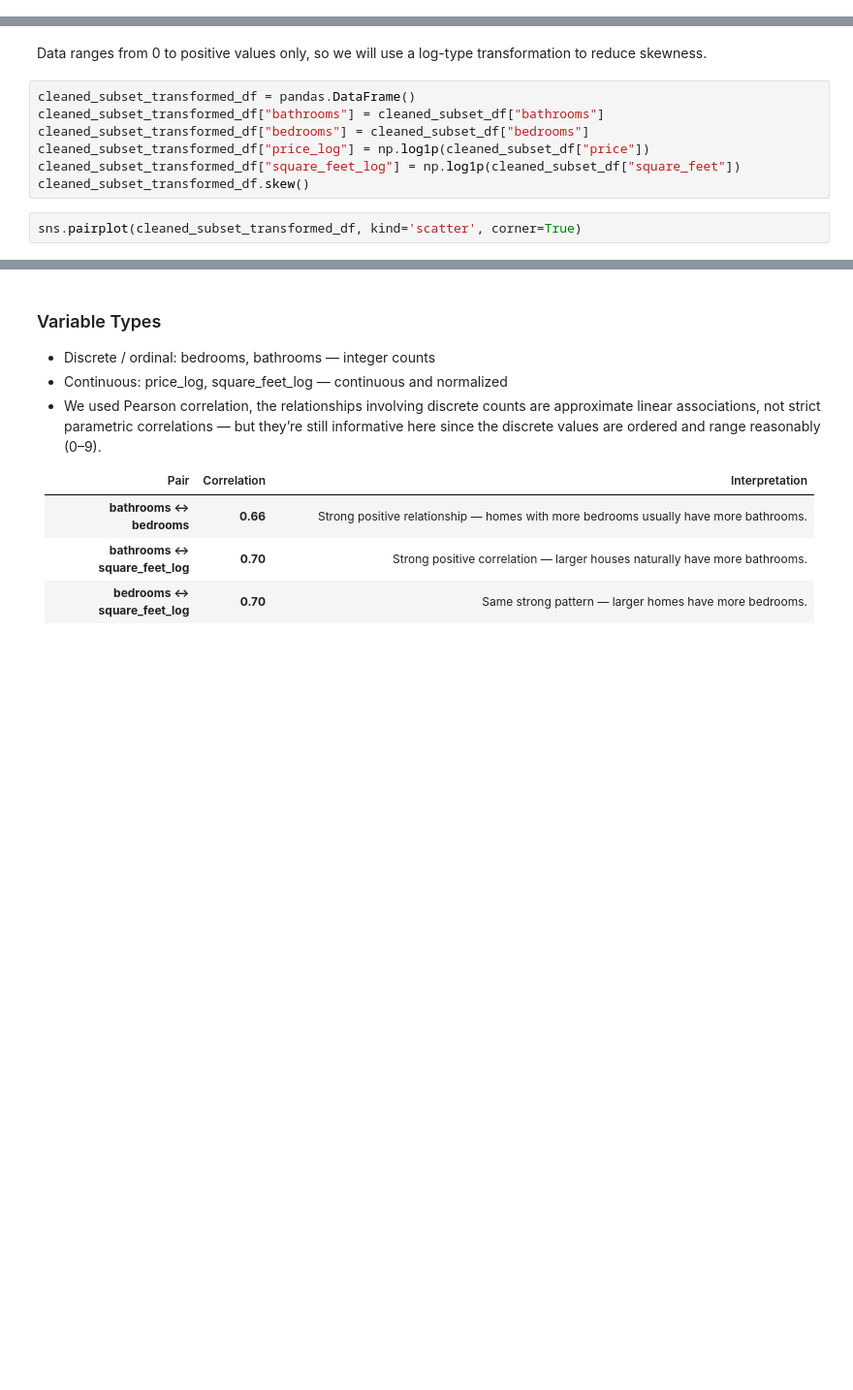
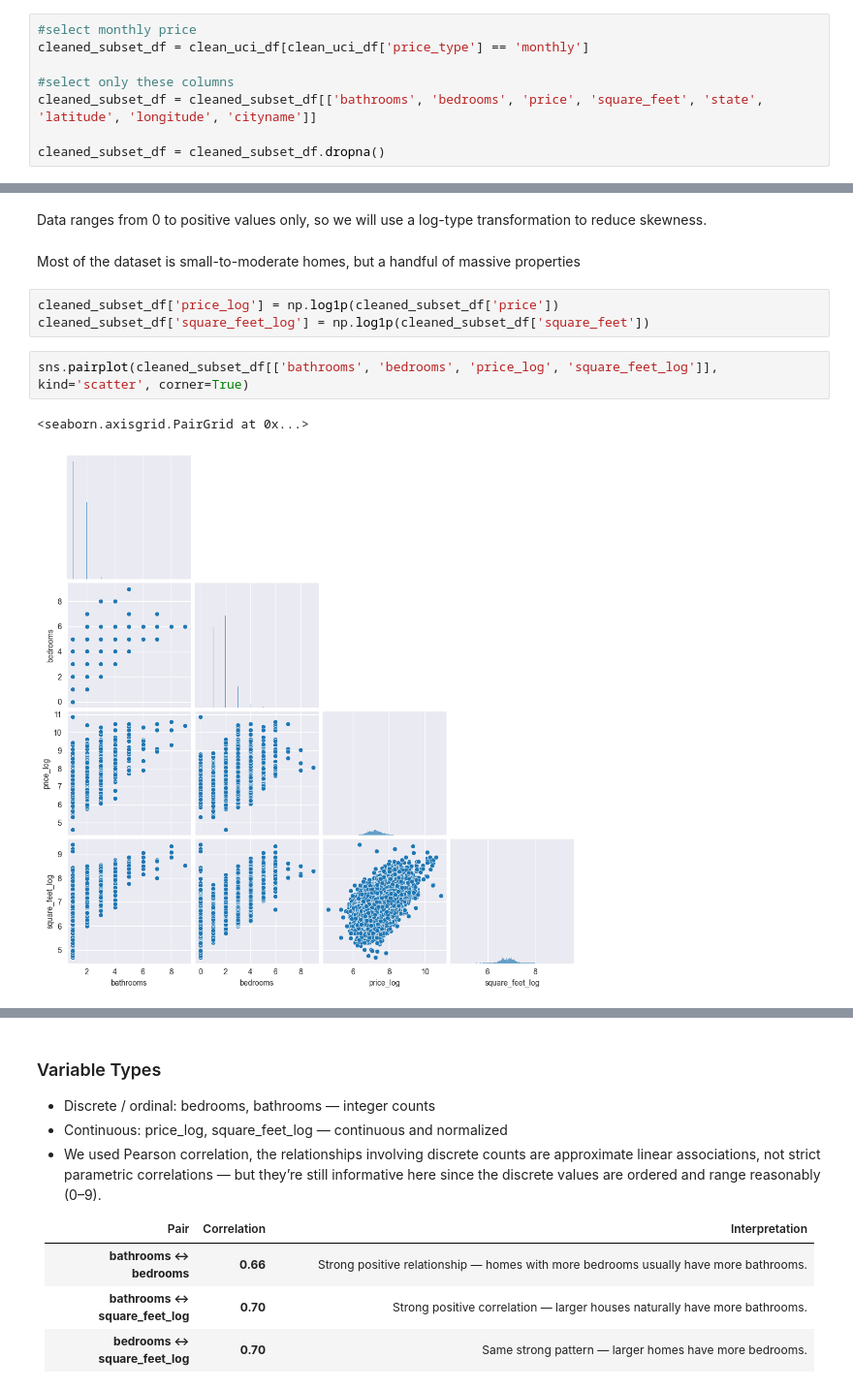
Before and after one commit to ipacheco9311/CS-577-07-Data-Science-Fall-2025-Project, a Jupyter notebook: source/project.ipynb, the cells around one changed output, grey strips where cells are left out. Shown at 97% size. Cells and saved outputs as stored; diff of their text form; blank space fills up the shorter version.

```diff
--- a/source/project.ipynb
+++ b/source/project.ipynb
@@ -88,0 +66,8 @@ Outliers: vertical streaks and upper-end clusters represent large, expensive hom
+# %%
+#select monthly price
+cleaned_subset_df = clean_uci_df[clean_uci_df['price_type'] == 'monthly']
+
+#select only these columns
+cleaned_subset_df = cleaned_subset_df[['bathrooms', 'bedrooms', 'price', 'square_feet', 'state', 'latitude', 'longitude', 'cityname']]
+
+cleaned_subset_df = cleaned_subset_df.dropna()
@@ -99,11 +107,12 @@ cleaned_subset_df.skew()
 # %% [markdown]
 Data ranges from 0 to positive values only, so we will use a log-type transformation to reduce skewness.
+# %% [markdown]
+Most of the dataset is small-to-moderate homes, but a handful of massive properties
 # %%
-cleaned_subset_transformed_df = pandas.DataFrame()
-cleaned_subset_transformed_df["bathrooms"] = cleaned_subset_df["bathrooms"]
-cleaned_subset_transformed_df["bedrooms"] = cleaned_subset_df["bedrooms"]
-cleaned_subset_transformed_df["price_log"] = np.log1p(cleaned_subset_df["price"])
-cleaned_subset_transformed_df["square_feet_log"] = np.log1p(cleaned_subset_df["square_feet"])
-cleaned_subset_transformed_df.skew()
+cleaned_subset_df['price_log'] = np.log1p(cleaned_subset_df['price'])
+cleaned_subset_df['square_feet_log'] = np.log1p(cleaned_subset_df['square_feet'])
 # %%
-sns.pairplot(cleaned_subset_transformed_df, kind='scatter', corner=True)
+sns.pairplot(cleaned_subset_df[['bathrooms', 'bedrooms', 'price_log', 'square_feet_log']], kind='scatter', corner=True)
+# %% [output]
+<seaborn.axisgrid.PairGrid at 0x...>
+[figure, added]
```
Also changed, not shown: parts of 30 cells of this notebook, 2 other files.
